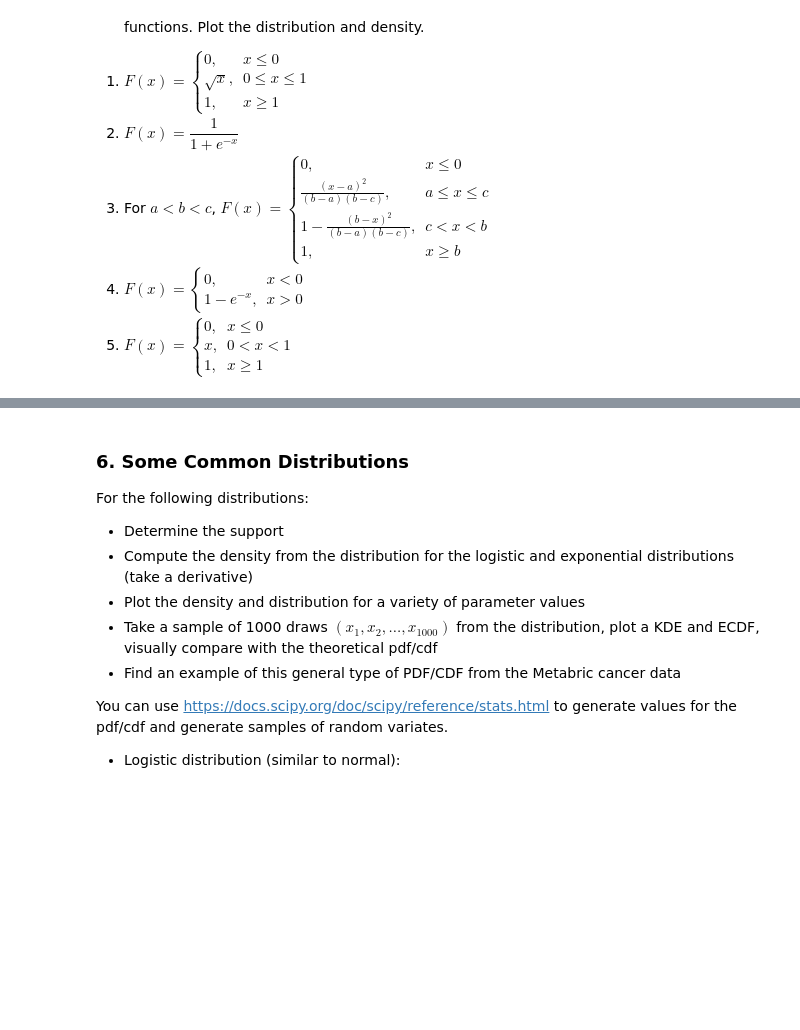
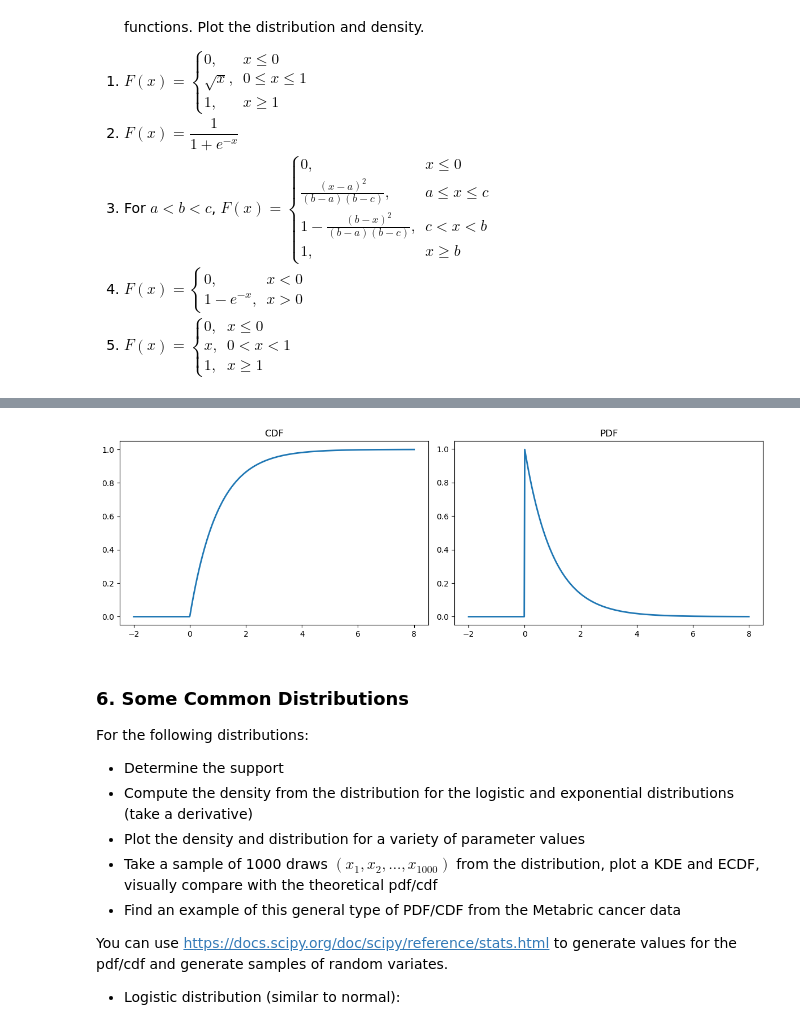
Before and after one commit to wnovak5/ds5030_HW, a Jupyter notebook: assignment_6.ipynb, the cells around one changed output, grey strips where cells are left out. Saved outputs shown, nothing was run; the diff lists cells and outputs as text; code cells hidden in the pictures; blank space fills up the shorter version.

```diff
--- a/assignment_6.ipynb
+++ b/assignment_6.ipynb
@@ -199,3 +337,27 @@ $
+# %%
+def F4(x):
+    x = np.asarray(x)
+    out = np.zeros_like(x, dtype=float)
+    mask = x>=0
+    out[mask] = 1.0 - np.exp(-x[mask])
+    return out
+
+def f4(x):
+    x = np.asarray(x)
+    out = np.zeros_like(x, dtype=float)
+    mask = x>=0
+    out[mask] = np.exp(-x[mask])
+    return out
+
+xs = np.linspace(-2, 8, 600)
+fig, axes = plt.subplots(1,2, figsize=(12,4))
+axes[0].plot(xs, F4(xs), lw=2)
+axes[0].set_title("CDF")
+axes[1].plot(xs, f4(xs), lw=2)
+axes[1].set_title("PDF")
+plt.tight_layout(); plt.show()
+# %% [output]
+[figure, added]
 # %% [markdown]
 ### 6. Some Common Distributions
 
```
Also changed, not shown: parts of 7 cells of this notebook.
